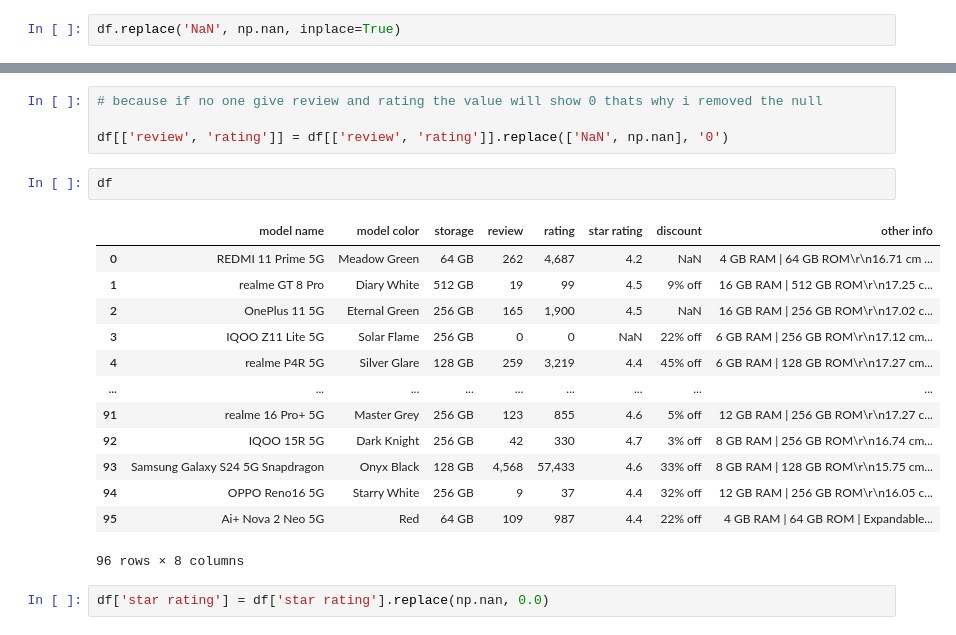
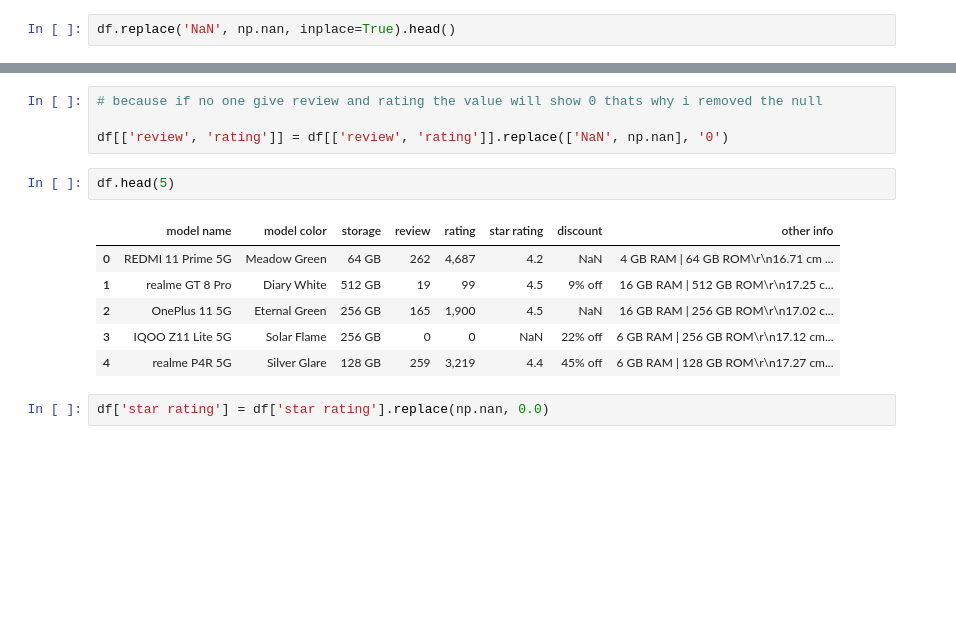
Before and after one commit to aayushmanz/Flipkart-ETL-Pipeline, a Jupyter notebook: Data Cleaning From Flipkart DataSet.ipynb, the cells around one changed output, grey strips where cells are left out. Cells and saved outputs as stored; diff of their text form; blank space fills up the shorter version.

```diff
--- a/Data Cleaning From Flipkart DataSet.ipynb
+++ b/Data Cleaning From Flipkart DataSet.ipynb
@@ -77,7 +54,7 @@ df.insert(4, 'rating', rating)
 # %%
 df.drop(columns='rating & review', inplace=True)
 # %%
-df.replace('NaN', np.nan, inplace=True)
+df.replace('NaN', np.nan, inplace=True).head()
 # %% [output]
 |  | model name | model color | storage | review | rating | star rating | discount | other info |
 | 0 | REDMI 11 Prime 5G | Meadow Green | 64 GB | 262 | 4,687 | 4.2 | NaN | 4 GB RAM | 64 GB ROM\r\n16.71 cm ... |
@@ -97,21 +67,14 @@ df.replace('NaN', np.nan, inplace=True)
 
 df[['review', 'rating']] = df[['review', 'rating']].replace(['NaN', np.nan], '0')
 # %%
-df
+df.head(5)
 # %% [output]
 |  | model name | model color | storage | review | rating | star rating | discount | other info |
 | 0 | REDMI 11 Prime 5G | Meadow Green | 64 GB | 262 | 4,687 | 4.2 | NaN | 4 GB RAM | 64 GB ROM\r\n16.71 cm ... |
 | 1 | realme GT 8 Pro | Diary White | 512 GB | 19 | 99 | 4.5 | 9% off | 16 GB RAM | 512 GB ROM\r\n17.25 c... |
 | 2 | OnePlus 11 5G | Eternal Green | 256 GB | 165 | 1,900 | 4.5 | NaN | 16 GB RAM | 256 GB ROM\r\n17.02 c... |
 | 3 | IQOO Z11 Lite 5G | Solar Flame | 256 GB | 0 | 0 | NaN | 22% off | 6 GB RAM | 256 GB ROM\r\n17.12 cm... |
 | 4 | realme P4R 5G | Silver Glare | 128 GB | 259 | 3,219 | 4.4 | 45% off | 6 GB RAM | 128 GB ROM\r\n17.27 cm... |
-| ... | ... | ... | ... | ... | ... | ... | ... | ... |
-| 91 | realme 16 Pro+ 5G | Master Grey | 256 GB | 123 | 855 | 4.6 | 5% off | 12 GB RAM | 256 GB ROM\r\n17.27 c... |
-| 92 | IQOO 15R 5G | Dark Knight | 256 GB | 42 | 330 | 4.7 | 3% off | 8 GB RAM | 256 GB ROM\r\n16.74 cm... |
-| 93 | Samsung Galaxy S24 5G Snapdragon | Onyx Black | 128 GB | 4,568 | 57,433 | 4.6 | 33% off | 8 GB RAM | 128 GB ROM\r\n15.75 cm... |
-| 94 | OPPO Reno16 5G | Starry White | 256 GB | 9 | 37 | 4.4 | 32% off | 12 GB RAM | 256 GB ROM\r\n16.05 c... |
-| 95 | Ai+ Nova 2 Neo 5G | Red | 64 GB | 109 | 987 | 4.4 | 22% off | 4 GB RAM | 64 GB ROM | Expandable... |
-96 rows × 8 columns
 # %%
 df['star rating'] = df['star rating'].replace(np.nan, 0.0)
 # %%
```
Also changed, not shown: parts of 10 cells of this notebook.
